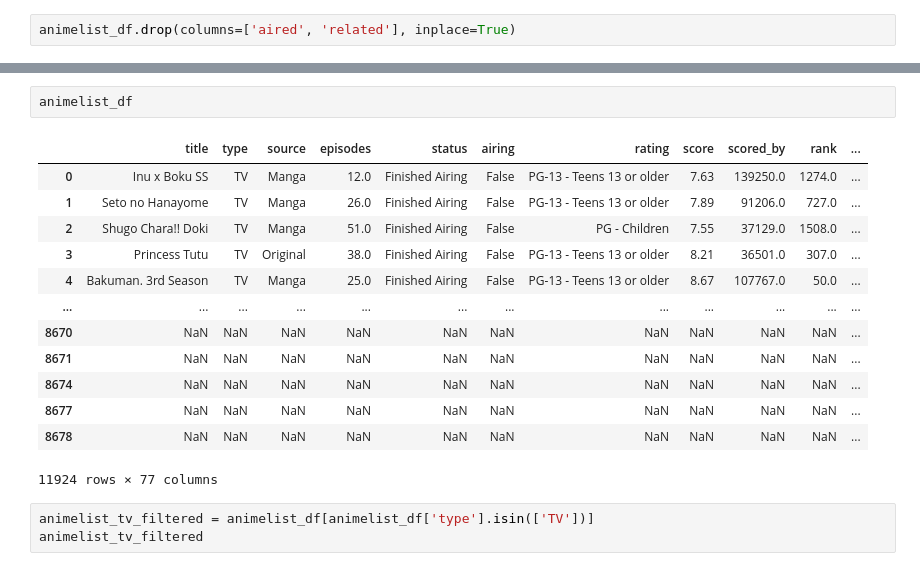
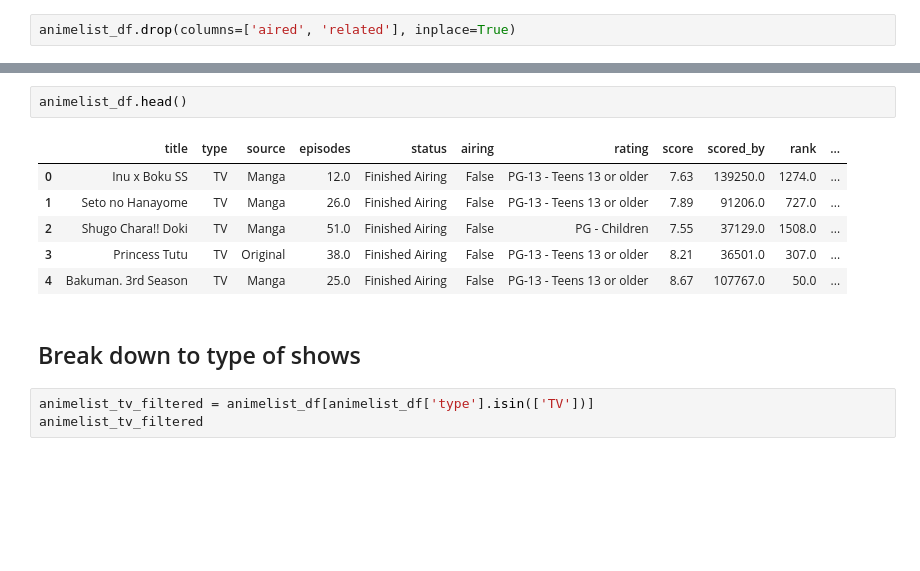
Before and after one commit to TanGuiShan/mini_project, a Jupyter notebook: Data Preparation.ipynb, the cells around one changed output, grey strips where cells are left out. Drawn from its saved outputs; the diff is of its cells as text; blank space fills up the shorter version.

```diff
--- a/Data Preparation.ipynb
+++ b/Data Preparation.ipynb
@@ -857,19 +850,14 @@ animelist_df.drop(columns=['aired', 'related'], inplace=True)
 # %%
-animelist_df
+animelist_df.head()
 # %% [output]
 |  | title | type | source | episodes | status | airing | rating | score | scored_by | rank | ... |
 | 0 | Inu x Boku SS | TV | Manga | 12.0 | Finished Airing | False | PG-13 - Teens 13 or older | 7.63 | 139250.0 | 1274.0 | ... |
 | 1 | Seto no Hanayome | TV | Manga | 26.0 | Finished Airing | False | PG-13 - Teens 13 or older | 7.89 | 91206.0 | 727.0 | ... |
 | 2 | Shugo Chara!! Doki | TV | Manga | 51.0 | Finished Airing | False | PG - Children | 7.55 | 37129.0 | 1508.0 | ... |
 | 3 | Princess Tutu | TV | Original | 38.0 | Finished Airing | False | PG-13 - Teens 13 or older | 8.21 | 36501.0 | 307.0 | ... |
 | 4 | Bakuman. 3rd Season | TV | Manga | 25.0 | Finished Airing | False | PG-13 - Teens 13 or older | 8.67 | 107767.0 | 50.0 | ... |
-| ... | ... | ... | ... | ... | ... | ... | ... | ... | ... | ... | ... |
-| 8670 | NaN | NaN | NaN | NaN | NaN | NaN | NaN | NaN | NaN | NaN | ... |
-| 8671 | NaN | NaN | NaN | NaN | NaN | NaN | NaN | NaN | NaN | NaN | ... |
-| 8674 | NaN | NaN | NaN | NaN | NaN | NaN | NaN | NaN | NaN | NaN | ... |
-| 8677 | NaN | NaN | NaN | NaN | NaN | NaN | NaN | NaN | NaN | NaN | ... |
-| 8678 | NaN | NaN | NaN | NaN | NaN | NaN | NaN | NaN | NaN | NaN | ... |
-11924 rows × 77 columns
+# %% [markdown]
+## Break down to type of shows
 # %%
 animelist_tv_filtered = animelist_df[animelist_df['type'].isin(['TV'])]
 animelist_tv_filtered
```
Also changed, not shown: parts of 3 cells of this notebook, 4 other files.
